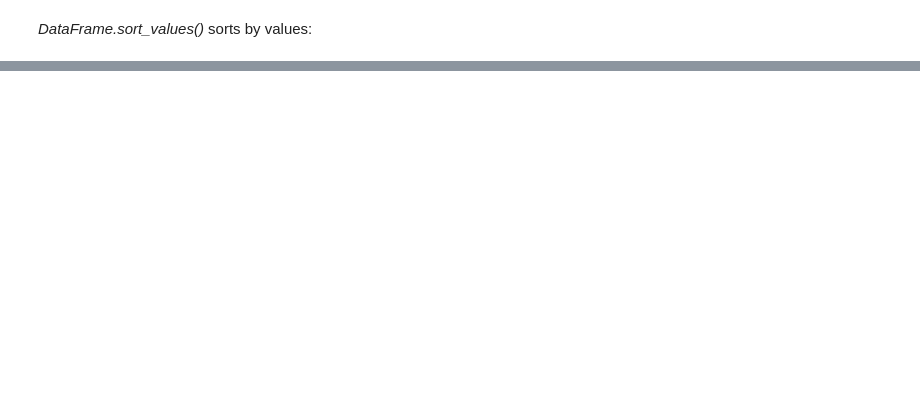
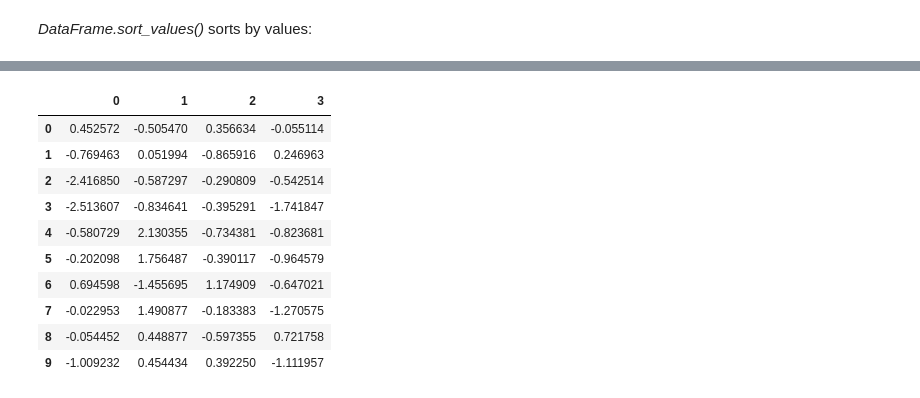
Before and after one commit to soumyasankar99/Practice_of_Pandas, a Jupyter notebook: Introduction_to_Pandas.ipynb, the cells around one changed output, grey strips where cells are left out. Drawn from its saved outputs; the diff is of its cells as text; code cells hidden in the pictures; blank space fills up the shorter version.

```diff
--- a/Introduction_to_Pandas.ipynb
+++ b/Introduction_to_Pandas.ipynb
@@ -913,0 +1156,17 @@ df.sort_values(by="B")
+# %%
+# break it into pieces
+pieces = [df[:3],df[3:7],df[7:]]
+# %%
+pd.concat(pieces)
+# %% [output]
+|  | 0 | 1 | 2 | 3 |
+| 0 | 0.452572 | -0.505470 | 0.356634 | -0.055114 |
+| 1 | -0.769463 | 0.051994 | -0.865916 | 0.246963 |
+| 2 | -2.416850 | -0.587297 | -0.290809 | -0.542514 |
+| 3 | -2.513607 | -0.834641 | -0.395291 | -1.741847 |
+| 4 | -0.580729 | 2.130355 | -0.734381 | -0.823681 |
+| 5 | -0.202098 | 1.756487 | -0.390117 | -0.964579 |
+| 6 | 0.694598 | -1.455695 | 1.174909 | -0.647021 |
+| 7 | -0.022953 | 1.490877 | -0.183383 | -1.270575 |
+| 8 | -0.054452 | 0.448877 | -0.597355 | 0.721758 |
+| 9 | -1.009232 | 0.454434 | 0.392250 | -1.111957 |
```
Also changed, not shown: parts of 166 cells of this notebook.
